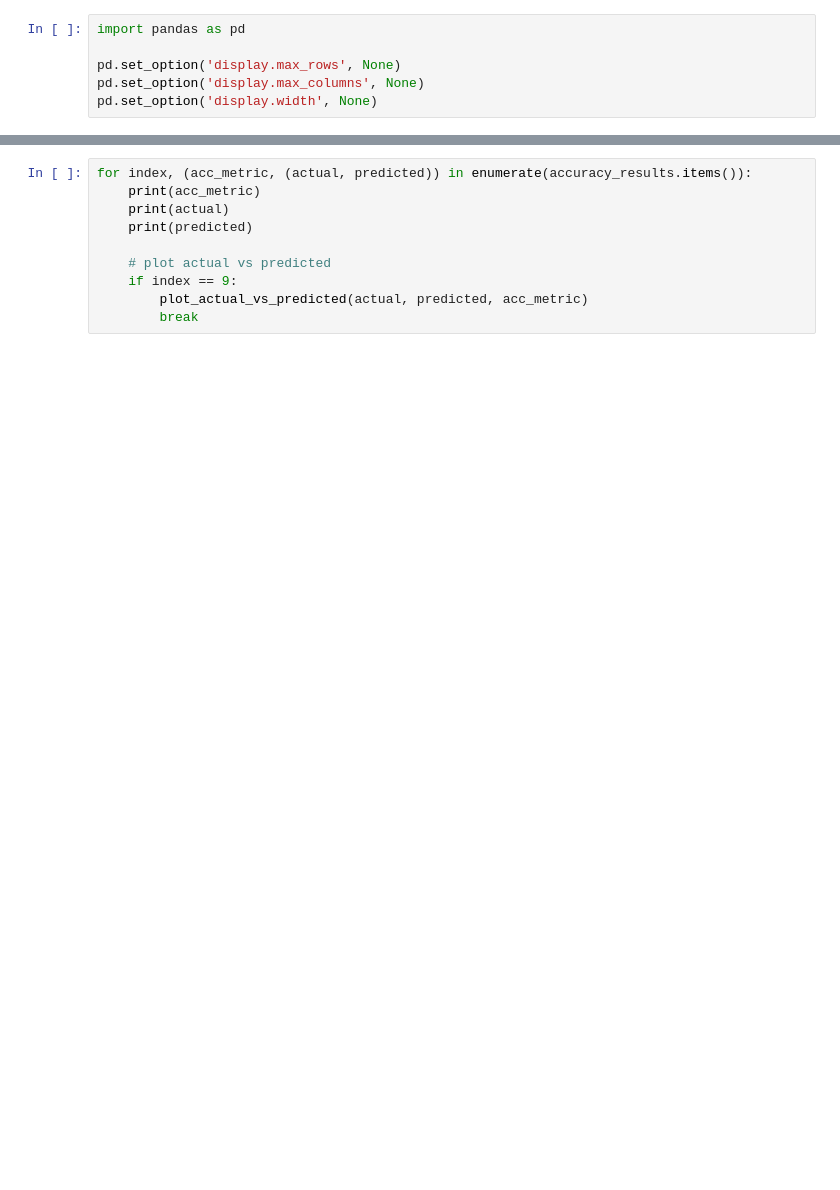
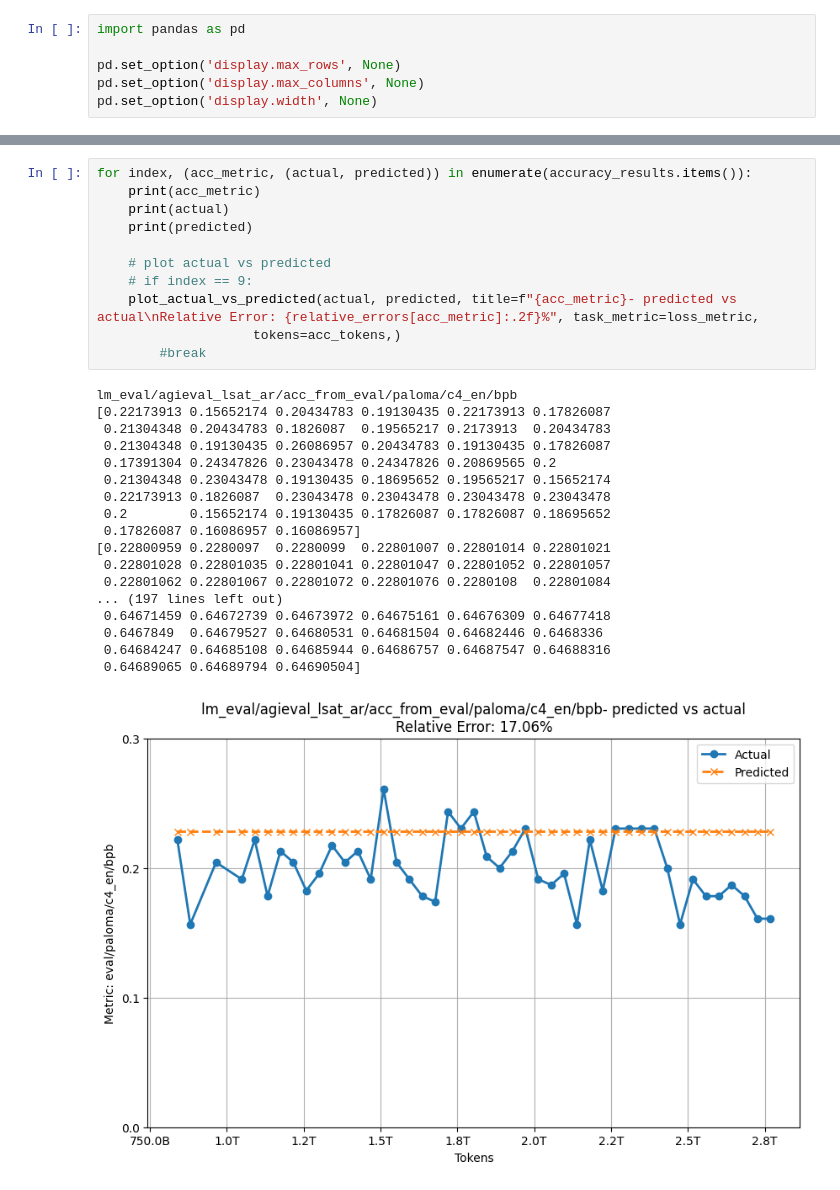
Before and after one commit to WhenWen/marin, a Jupyter notebook: marin/scaling_laws/sl.ipynb, the cells around one changed output, grey strips where cells are left out. Saved outputs shown, nothing was run; the diff lists cells and outputs as text; blank space fills up the shorter version.

```diff
--- a/marin/scaling_laws/sl.ipynb
+++ b/marin/scaling_laws/sl.ipynb
@@ -208,10 +171,30 @@ eval/paloma/c4_en/bpb
 # %%
 for index, (acc_metric, (actual, predicted)) in enumerate(accuracy_results.items()):
     print(acc_metric)
     print(actual)
     print(predicted)
 
     # plot actual vs predicted
-    if index == 9:
-        plot_actual_vs_predicted(actual, predicted, acc_metric)
-        break
+    # if index == 9:
+    plot_actual_vs_predicted(actual, predicted, title=f"{acc_metric}- predicted vs actual\nRelative Error: {relative_errors[acc_metric]:.2f}%", task_metric=loss_metric,
+                    tokens=acc_tokens,)
+        #break
+# %% [output]
+lm_eval/agieval_lsat_ar/acc_from_eval/paloma/c4_en/bpb
+[0.22173913 0.15652174 0.20434783 0.19130435 0.22173913 0.17826087
+ 0.21304348 0.20434783 0.1826087  0.19565217 0.2173913  0.20434783
+ 0.21304348 0.19130435 0.26086957 0.20434783 0.19130435 0.17826087
+ 0.17391304 0.24347826 0.23043478 0.24347826 0.20869565 0.2
+ 0.21304348 0.23043478 0.19130435 0.18695652 0.19565217 0.15652174
+ 0.22173913 0.1826087  0.23043478 0.23043478 0.23043478 0.23043478
+ 0.2        0.15652174 0.19130435 0.17826087 0.17826087 0.18695652
+ 0.17826087 0.16086957 0.16086957]
+[0.22800959 0.2280097  0.2280099  0.22801007 0.22801014 0.22801021
+ 0.22801028 0.22801035 0.22801041 0.22801047 0.22801052 0.22801057
+ 0.22801062 0.22801067 0.22801072 0.22801076 0.2280108  0.22801084
+... (197 lines left out)
+ 0.64671459 0.64672739 0.64673972 0.64675161 0.64676309 0.64677418
+ 0.6467849  0.64679527 0.64680531 0.64681504 0.64682446 0.6468336
+ 0.64684247 0.64685108 0.64685944 0.64686757 0.64687547 0.64688316
+ 0.64689065 0.64689794 0.64690504]
+[figure, added]
```
Also changed, not shown: parts of 8 cells of this notebook, 5 other files.
